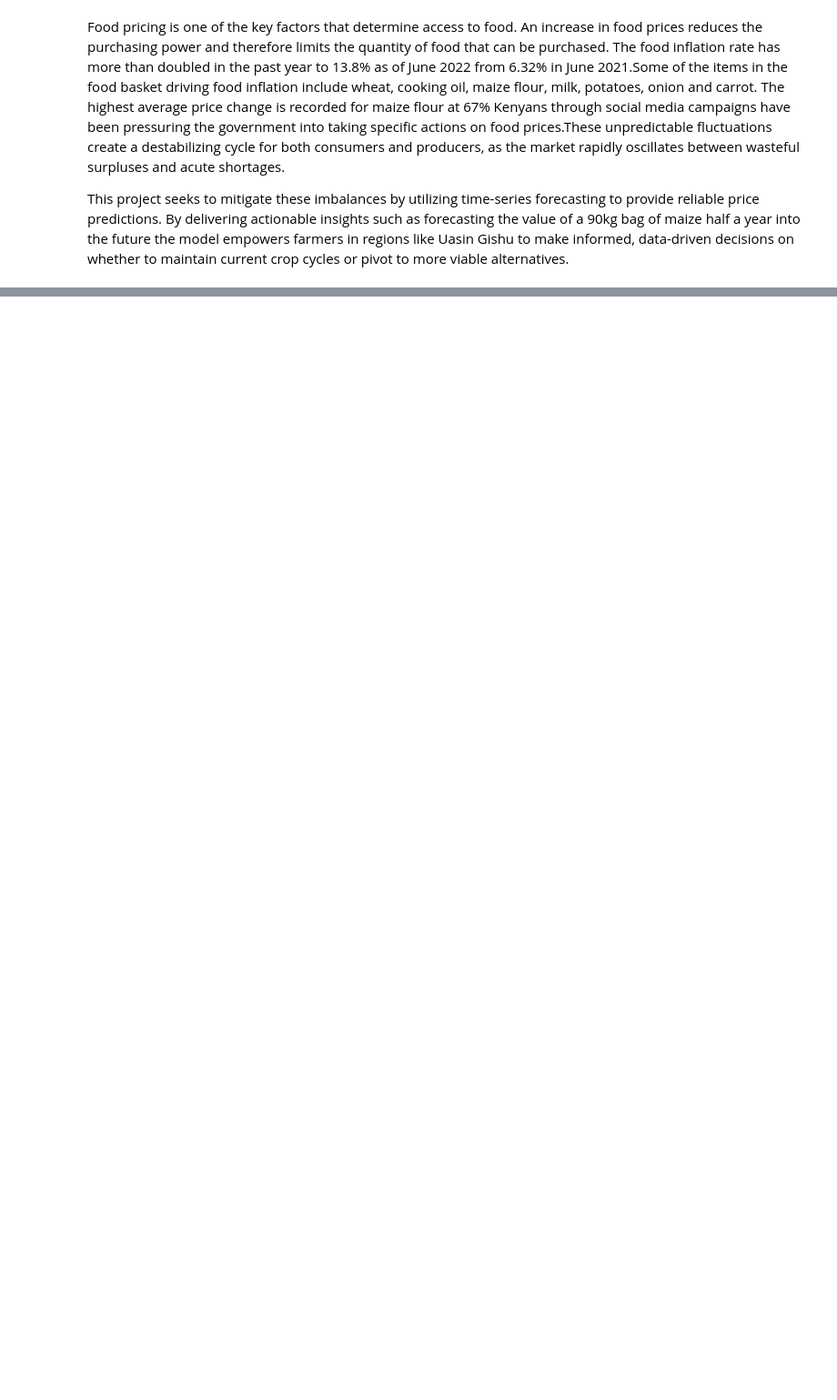
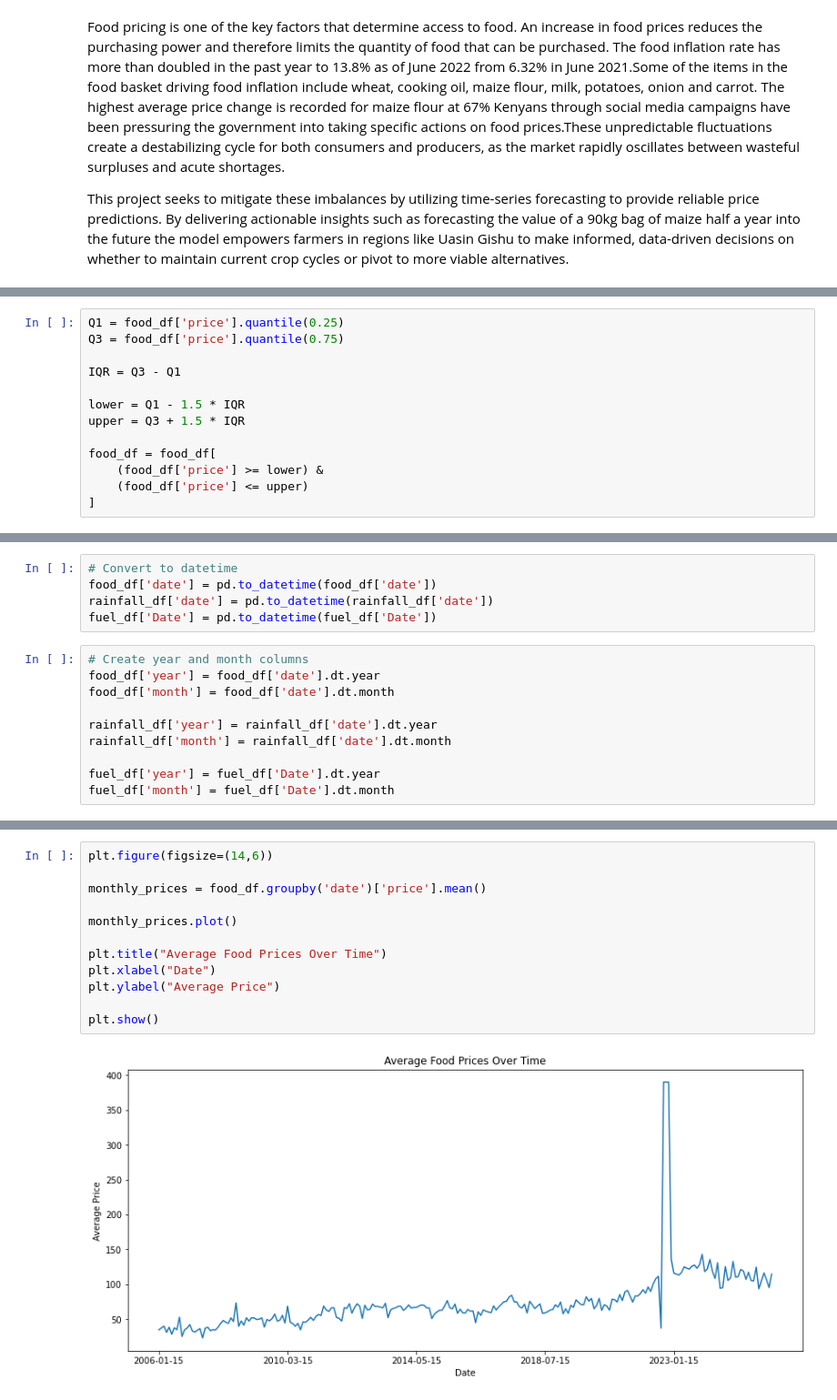
Before and after one commit to Wanyiri9dave/FoodPrice-Stabilty-Predictive-Analytics, a Jupyter notebook: index.ipynb, the cells around one changed output, grey strips where cells are left out. Shown at 91% size. Cells and saved outputs as stored; diff of their text form; blank space fills up the shorter version.

```diff
--- a/index.ipynb
+++ b/index.ipynb
@@ -15,0 +435,13 @@ This project seeks to mitigate these imbalances by utilizing time-series forecas
+# %%
+Q1 = food_df['price'].quantile(0.25)
+Q3 = food_df['price'].quantile(0.75)
+
+IQR = Q3 - Q1
+
+lower = Q1 - 1.5 * IQR
+upper = Q3 + 1.5 * IQR
+
+food_df = food_df[
+    (food_df['price'] >= lower) &
+    (food_df['price'] <= upper)
+]
@@ -15,0 +454,15 @@ This project seeks to mitigate these imbalances by utilizing time-series forecas
+# %%
+# Convert to datetime
+food_df['date'] = pd.to_datetime(food_df['date'])
+rainfall_df['date'] = pd.to_datetime(rainfall_df['date'])
+fuel_df['Date'] = pd.to_datetime(fuel_df['Date'])
+# %%
+# Create year and month columns
+food_df['year'] = food_df['date'].dt.year
+food_df['month'] = food_df['date'].dt.month
+
+rainfall_df['year'] = rainfall_df['date'].dt.year
+rainfall_df['month'] = rainfall_df['date'].dt.month
+
+fuel_df['year'] = fuel_df['Date'].dt.year
+fuel_df['month'] = fuel_df['Date'].dt.month
@@ -15,0 +518,14 @@ This project seeks to mitigate these imbalances by utilizing time-series forecas
+# %%
+plt.figure(figsize=(14,6))
+
+monthly_prices = food_df.groupby('date')['price'].mean()
+
+monthly_prices.plot()
+
+plt.title("Average Food Prices Over Time")
+plt.xlabel("Date")
+plt.ylabel("Average Price")
+
+plt.show()
+# %% [output]
+[figure, added]
```
Also changed, not shown: parts of 77 cells of this notebook, 3 other files.
